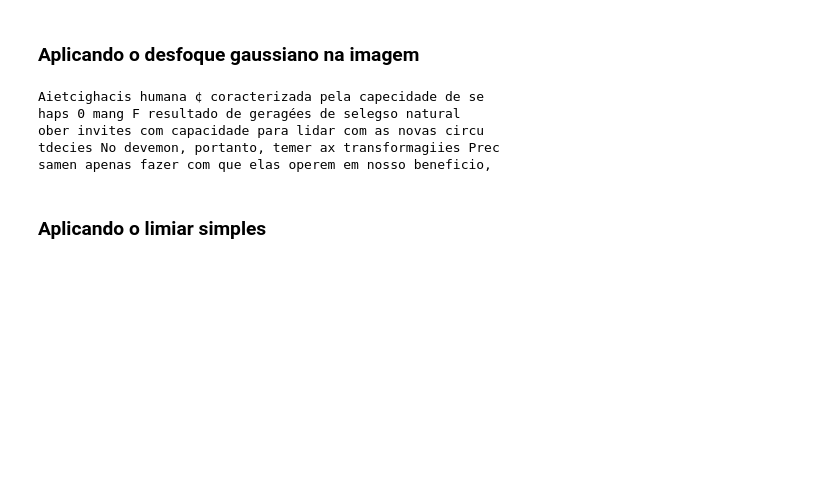
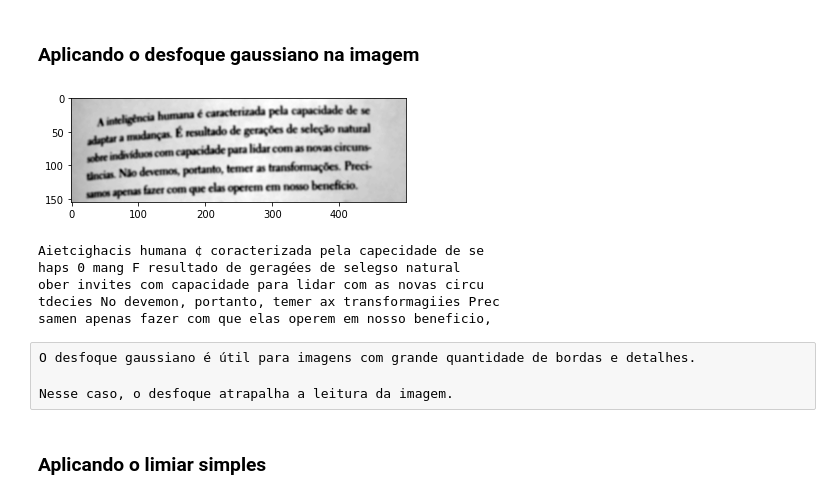
Before and after one commit to emersonrafaels/ocr_ia_expert_reconhecimento_texto_ocr, a Jupyter notebook: 2_OCR_com_Python_Pré_processamento.ipynb, the cells around one changed output. Saved outputs shown, nothing was run; the diff lists cells and outputs as text; code cells hidden in the pictures; blank space fills up the shorter version.

```diff
--- a/2_OCR_com_Python_Pré_processamento.ipynb
+++ b/2_OCR_com_Python_Pré_processamento.ipynb
@@ -117,6 +120,10 @@ lade para lidar com as novas circuns-
 ### Aplicando o desfoque gaussiano na imagem
 # %%
 blurred = cv2.GaussianBlur(gray, (7, 7), 0)
+plt.imshow(blurred, cmap="gray")
+plt.show()
+# %% [output]
+[figure, added]
 # %%
 texto = pytesseract.image_to_string(blurred)
 print(texto)
@@ -126,6 +133,10 @@ haps 0 mang F resultado de geragées de selegso natural
 ober invites com capacidade para lidar com as novas circu
 tdecies No devemon, portanto, temer ax transformagiies Prec
 samen apenas fazer com que elas operem em nosso beneficio,
+# %% [raw]
+O desfoque gaussiano é útil para imagens com grande quantidade de bordas e detalhes.
+
+Nesse caso, o desfoque atrapalha a leitura da imagem.
 # %% [markdown]
 ### Aplicando o limiar simples
 # %%
```
Also changed, not shown: parts of 5 cells of this notebook, 3 other files.
